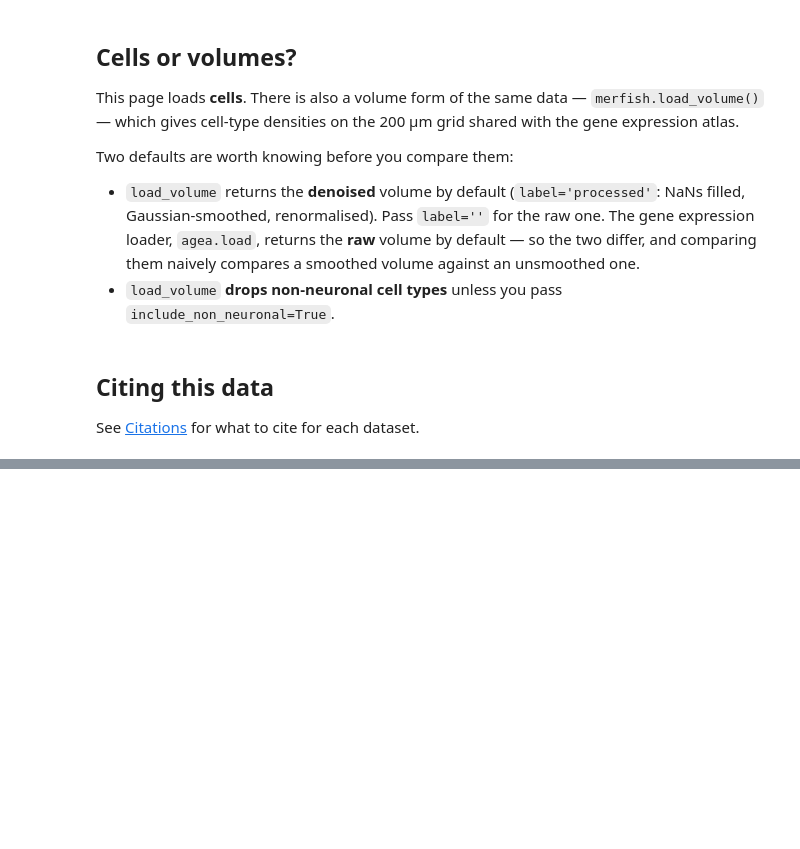
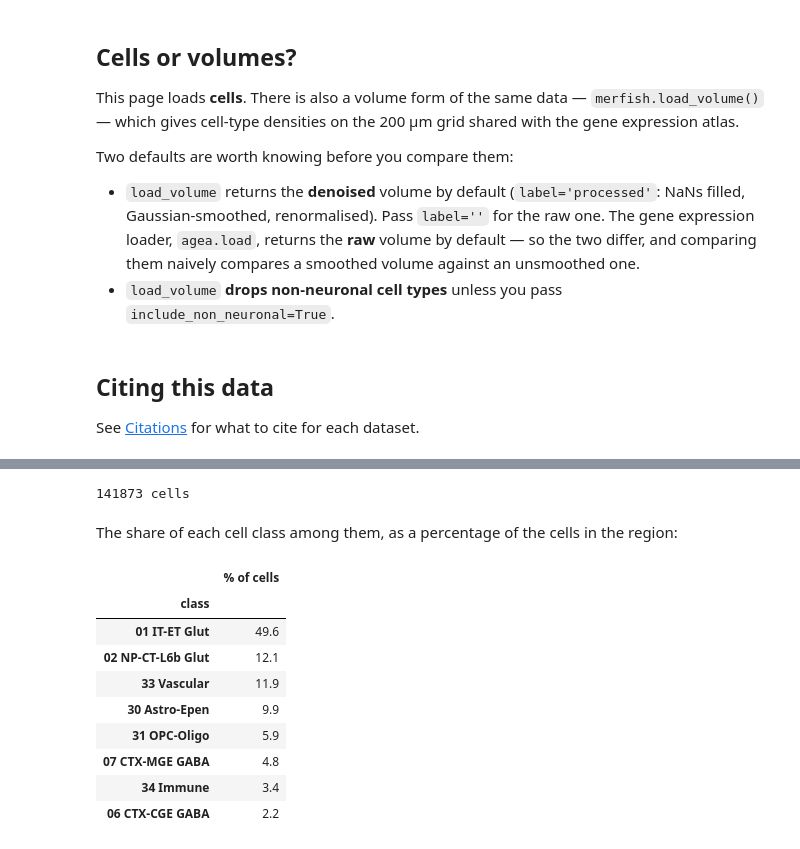
Before and after one commit to int-brain-lab/iblatlas, a Jupyter notebook: docs/how-to/load-merfish.ipynb, the cells around one changed output, grey strips where cells are left out. Cells and saved outputs as stored; diff of their text form; code cells hidden in the pictures; blank space fills up the shorter version.

```diff
--- a/docs/how-to/load-merfish.ipynb
+++ b/docs/how-to/load-merfish.ipynb
@@ -95,0 +99,22 @@ See [Citations](../citations.qmd) for what to cite for each dataset.
+# %%
+in_region = ba.regions.id2acronym(df_cells['Allen_id'].to_numpy(), mapping='Beryl') == 'VISp'
+cells_in_region = df_cells[in_region]
+print(f'{len(cells_in_region)} cells')
+# %% [output]
+141873 cells
+# %% [markdown]
+The share of each cell class among them, as a percentage of the cells in the region:
+# %%
+class_shares = cells_in_region['class'].value_counts(normalize=True).mul(100).round(1)
+class_shares[class_shares > 0].rename(index=df_classes['class']).to_frame('% of cells')
+# %% [output]
+|  | % of cells |
+| class |  |
+| 01 IT-ET Glut | 49.6 |
+| 02 NP-CT-L6b Glut | 12.1 |
+| 33 Vascular | 11.9 |
+| 30 Astro-Epen | 9.9 |
+| 31 OPC-Oligo | 5.9 |
+| 07 CTX-MGE GABA | 4.8 |
+| 34 Immune | 3.4 |
+| 06 CTX-CGE GABA | 2.2 |
```
Also changed, not shown: parts of 5 cells of this notebook, 2 other files.
